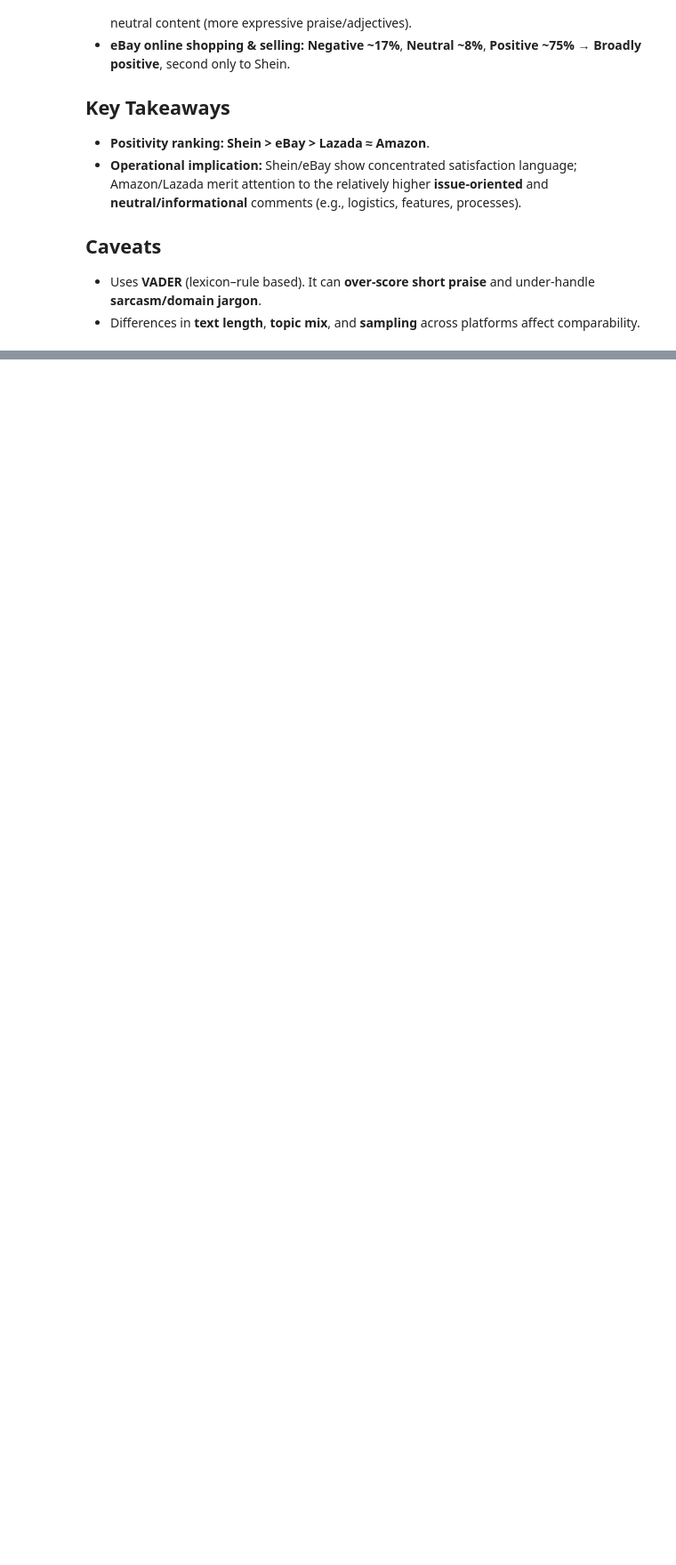
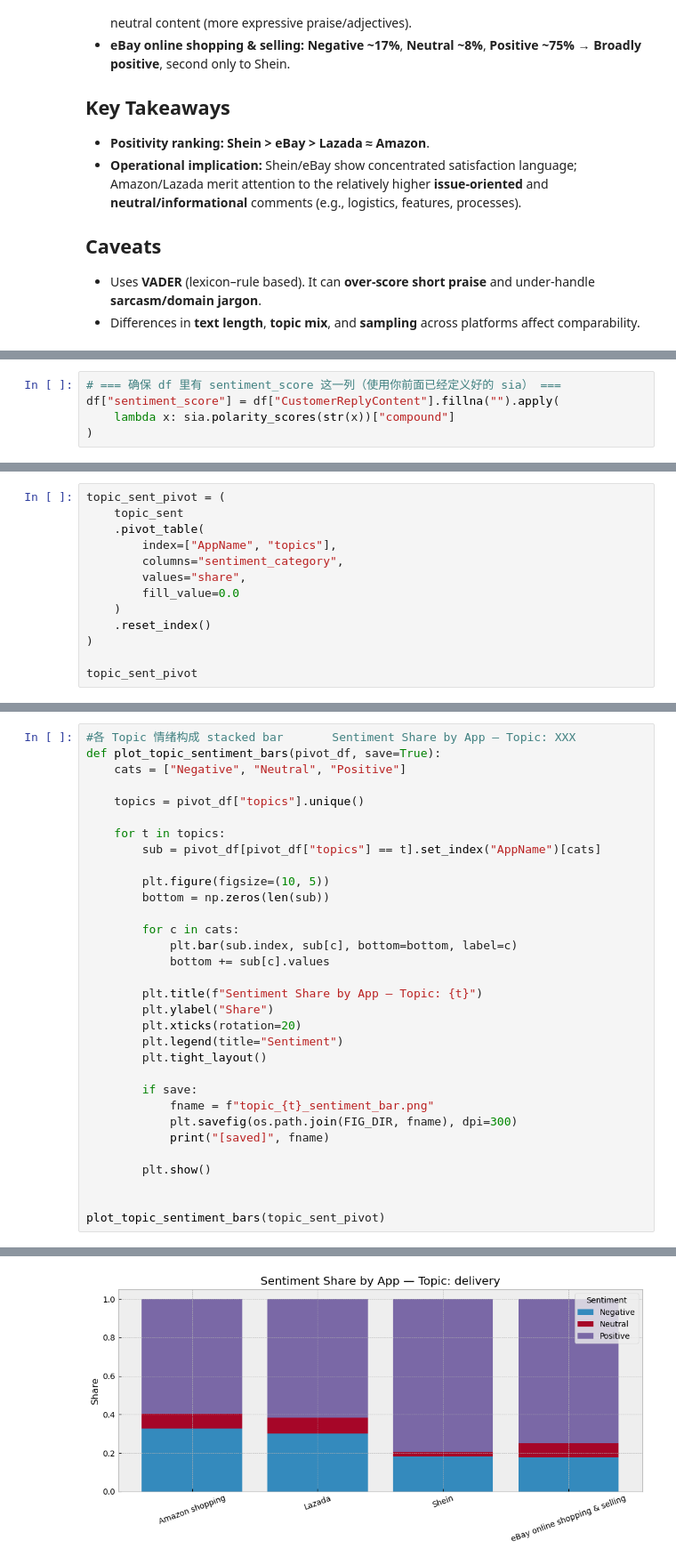
Before and after one commit to compss211/final-project-repo-group8, a Jupyter notebook: notebooks/Tokenization & Word Frequency Analysis.ipynb, the cells around one changed output, grey strips where cells are left out. Shown at 89% size. Drawn from its saved outputs; the diff is of its cells as text; blank space fills up the shorter version.

Commit message:
Finalize sentiment analysis notebook and results

```diff
--- a/notebooks/Tokenization & Word Frequency Analysis.ipynb
+++ b/notebooks/Tokenization & Word Frequency Analysis.ipynb
@@ -749,0 +757,5 @@ Each horizontal bar sums to **1.0** (share within an app).
+# %%
+# === 确保 df 里有 sentiment_score 这一列（使用你前面已经定义好的 sia） ===
+df["sentiment_score"] = df["CustomerReplyContent"].fillna("").apply(
+    lambda x: sia.polarity_scores(str(x))["compound"]
+)
@@ -749,0 +847,13 @@ Each horizontal bar sums to **1.0** (share within an app).
+# %%
+topic_sent_pivot = (
+    topic_sent
+    .pivot_table(
+        index=["AppName", "topics"],
+        columns="sentiment_category",
+        values="share",
+        fill_value=0.0
+    )
+    .reset_index()
+)
+
+topic_sent_pivot
@@ -749,0 +878,33 @@ Each horizontal bar sums to **1.0** (share within an app).
+# %%
+#各 Topic 情绪构成 stacked bar       Sentiment Share by App — Topic: XXX
+def plot_topic_sentiment_bars(pivot_df, save=True):
+    cats = ["Negative", "Neutral", "Positive"]
+
+    topics = pivot_df["topics"].unique()
+
+    for t in topics:
+        sub = pivot_df[pivot_df["topics"] == t].set_index("AppName")[cats]
+
+        plt.figure(figsize=(10, 5))
+        bottom = np.zeros(len(sub))
+
+        for c in cats:
+            plt.bar(sub.index, sub[c], bottom=bottom, label=c)
+            bottom += sub[c].values
+
+        plt.title(f"Sentiment Share by App — Topic: {t}")
+        plt.ylabel("Share")
+        plt.xticks(rotation=20)
+        plt.legend(title="Sentiment")
+        plt.tight_layout()
+
+        if save:
+            fname = f"topic_{t}_sentiment_bar.png"
+            plt.savefig(os.path.join(FIG_DIR, fname), dpi=300)
+            print("[saved]", fname)
+
+        plt.show()
+
+
+plot_topic_sentiment_bars(topic_sent_pivot)
+# %% [output]
@@ -749,0 +912 @@ Each horizontal bar sums to **1.0** (share within an app).
+[figure, added]
```
Also changed, not shown: parts of 25 cells of this notebook, 26 other files.
